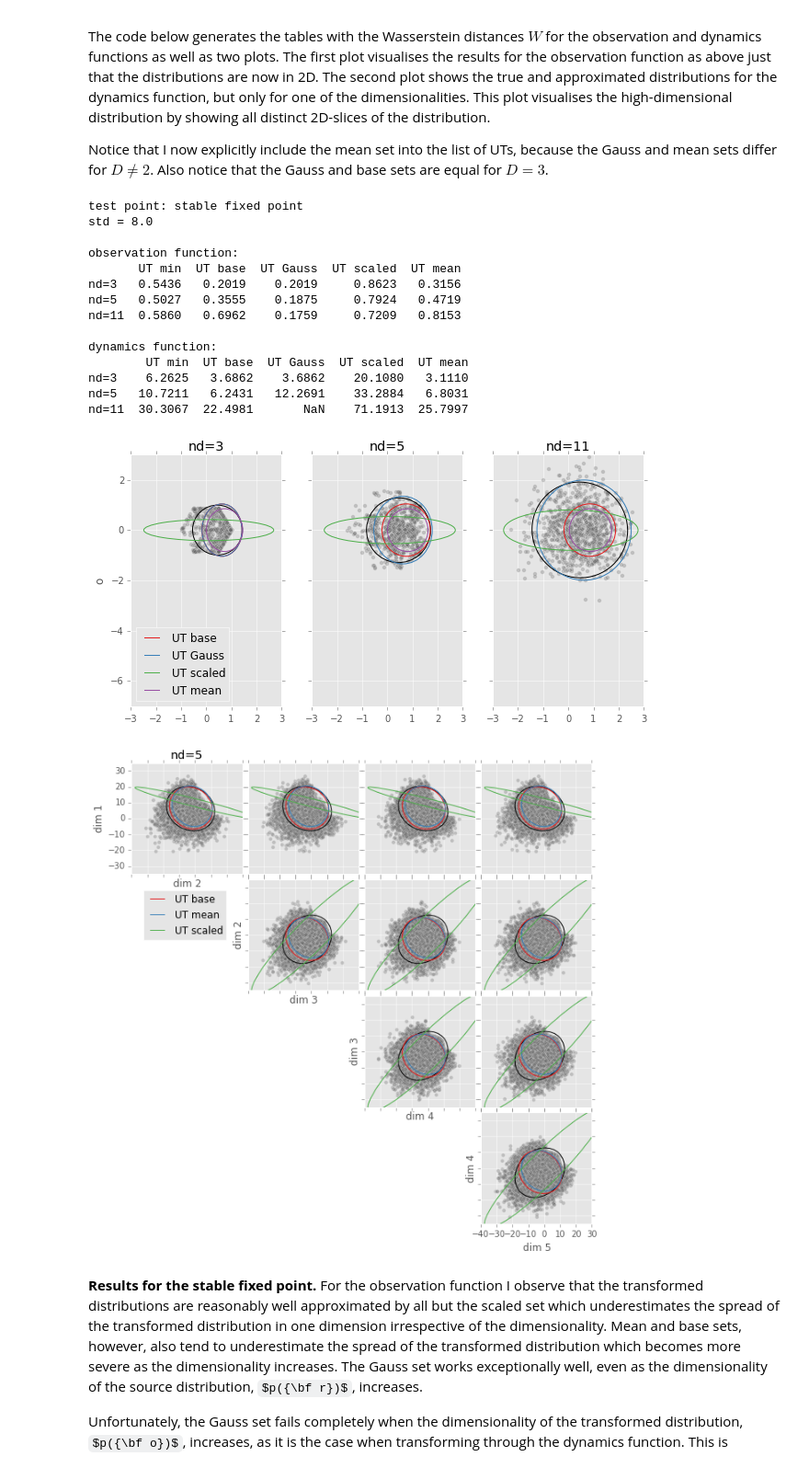
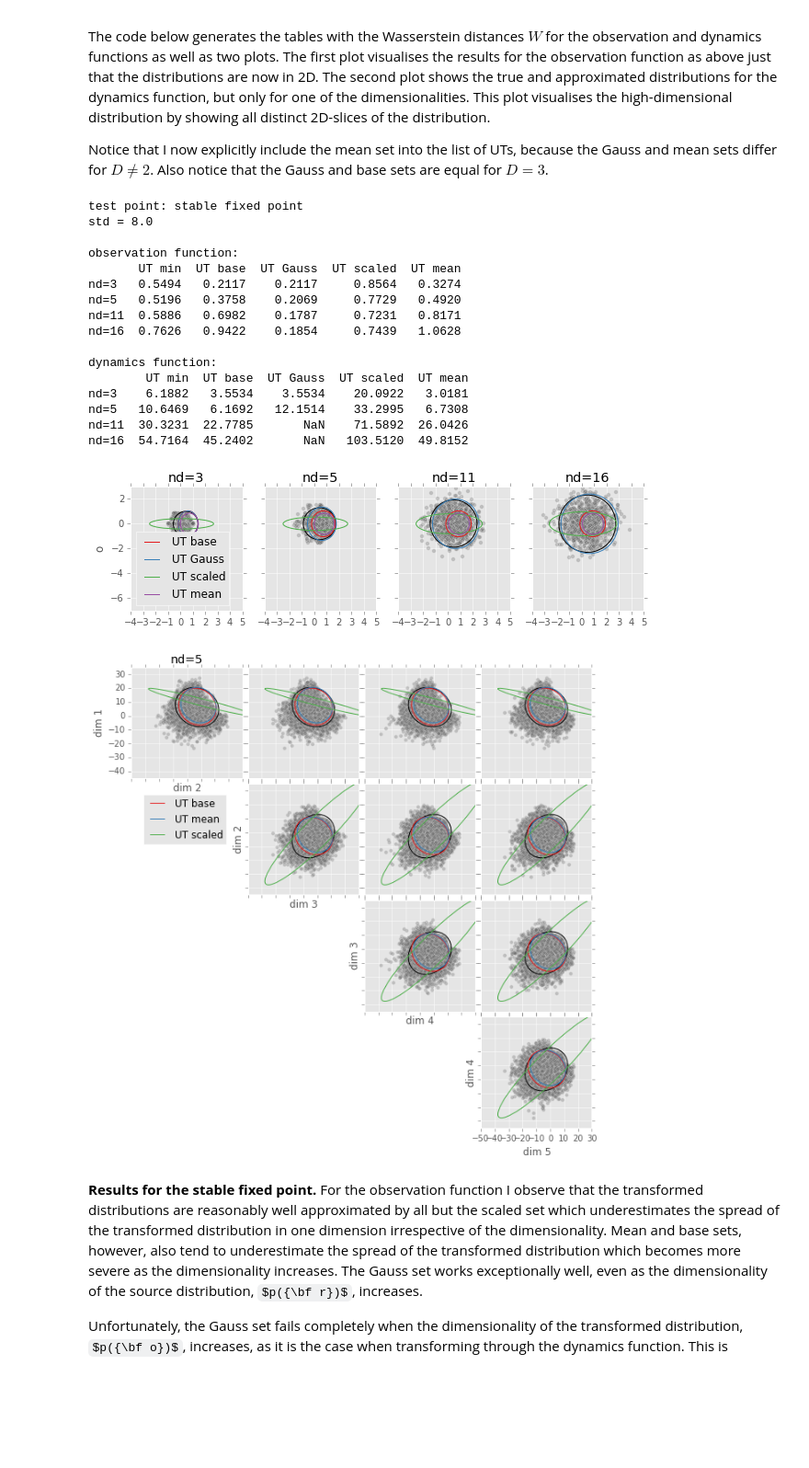
Before and after one commit to sbitzer/UKF-exposed, a Jupyter notebook: UKF.ipynb, the cells around one changed output. Shown at 92% size. Drawn from its saved outputs; the diff is of its cells as text; code cells hidden in the pictures; some formulas as TeX source; blank space fills up the shorter version.

Commit message:
First complete version
- edited introduction
- added abstract and conclusions
- added plot comparing sampling with UT across dimensions

```diff
--- a/UKF.ipynb
+++ b/UKF.ipynb
@@ -1399,7 +1413,7 @@ The code below generates the tables with the Wasserstein distances $W$ for the o
 Notice that I now explicitly include the mean set into the list of UTs, because the Gauss and mean sets differ for $D \neq 2$. Also notice that the Gauss and base sets are equal for $D = 3$.
 # %%
 # different dimensionalities of the dynamics
-nds = [3, 5, 11]
+nds = [3, 5, 11, 16]
 num = len(nds)
 
 # select test point (0: 5*ones, 1: saddle, 2: stable FP)
@@ -1471,41 +1485,43 @@ for ndi, nd in enumerate(nds):
 
 ndlabels = ['nd=%d' %(y, ) for y in nds]
 
 print 'observation function:'
 print pandas.DataFrame(Dis[:, :, 0], ndlabels, utlabels).to_string()
 ax = aux.plotSamples(Strueobs,
                      meantrueobs, covtrueobs,
                      meanUT=meanUTobs[:, :, 1:], covUT=covUTobs[:, :, :, 1:],
                      titles=ndlabels, ylabels=funlabels[0],
                      utlabels=utlabels[1:])
 ax[0, 0].set_ylim([-7, 3]);
 
 print '\ndynamics function:'
 print pandas.DataFrame(Dis[:, :, 1], ndlabels, utlabels).to_string()
 
 ndi = 1
 utinds = np.array([1, 4, 3])
 utl = [utlabels[i] for i in utinds]
 axes = aux.plotHDSamples(Struedyn[ndi], meantruedyn[ndi], covtruedyn[ndi],
                   title=ndlabels[ndi], meanUT=meanUTdyn[ndi][:, utinds],
                   covUT=covUTdyn[ndi][:, :, utinds], utlabels=utl)
 # %% [output]
 test point: stable fixed point
 std = 8.0
 
 observation function:
        UT min  UT base  UT Gauss  UT scaled  UT mean
-nd=3   0.5436   0.2019    0.2019     0.8623   0.3156
-nd=5   0.5027   0.3555    0.1875     0.7924   0.4719
-nd=11  0.5860   0.6962    0.1759     0.7209   0.8153
+nd=3   0.5494   0.2117    0.2117     0.8564   0.3274
+nd=5   0.5196   0.3758    0.2069     0.7729   0.4920
+nd=11  0.5886   0.6982    0.1787     0.7231   0.8171
+nd=16  0.7626   0.9422    0.1854     0.7439   1.0628
 
 dynamics function:
         UT min  UT base  UT Gauss  UT scaled  UT mean
-nd=3    6.2625   3.6862    3.6862    20.1080   3.1110
-nd=5   10.7211   6.2431   12.2691    33.2884   6.8031
-nd=11  30.3067  22.4981       NaN    71.1913  25.7997
+nd=3    6.1882   3.5534    3.5534    20.0922   3.0181
+nd=5   10.6469   6.1692   12.1514    33.2995   6.7308
+nd=11  30.3231  22.7785       NaN    71.5892  26.0426
+nd=16  54.7164  45.2402       NaN   103.5120  49.8152
-[figure, old version]
+[figure, new version]
-[figure, old version]
+[figure, new version]
 # %% [markdown]
 __Results for the stable fixed point.__ For the observation function I observe that the transformed distributions are reasonably well approximated by all but the scaled set which underestimates the spread of the transformed distribution in one dimension irrespective of the dimensionality. Mean and base sets, however, also tend to underestimate the spread of the transformed distribution which becomes more severe as the dimensionality increases. The Gauss set works exceptionally well, even as the dimensionality of the source distribution, $p({\bf r})$, increases.
 
```
Also changed, not shown: parts of 34 cells of this notebook, 1 other file.
